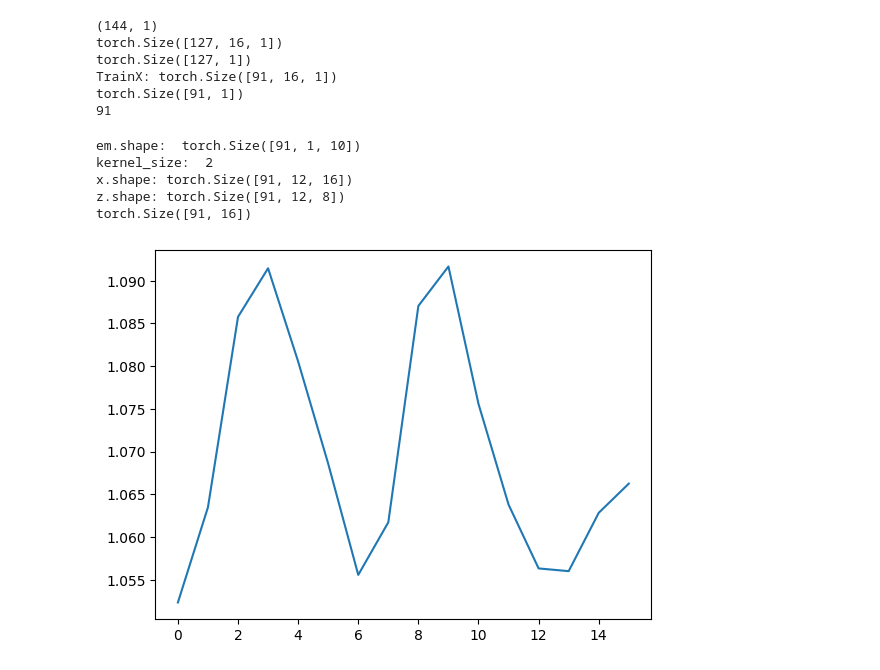
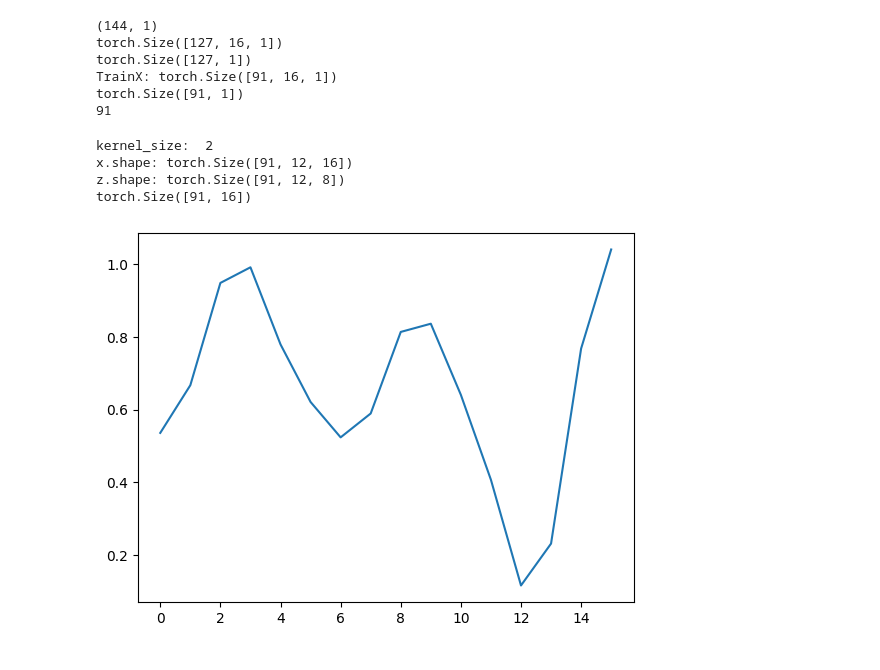
Before and after one commit to francomano/PSA-GAN, a Jupyter notebook: utils.ipynb, the cells around one changed output. Saved outputs shown, nothing was run; the diff lists cells and outputs as text; code cells hidden in the pictures.

```diff
--- a/utils.ipynb
+++ b/utils.ipynb
@@ -70,25 +70,23 @@ torch.Size([91, 1])
 91
 # %%
 import blocks
+
+#embedded the input
 embedding_dim=10
 embedding = nn.Embedding(trainX.size(0), embedding_dim)
 em = embedding(torch.tensor(np.array(range(trainX.size(0)))))
 em=em[:,None,:]
-print("em.shape: ",em.shape)
 
-
-G=blocks.Generator(trainX.size(0), embedding_dim, seq_length)
-
+#Generator
+G=blocks.Generator(embedding_dim,seq_length)
 p=G(em,trainX)
 
-#print(trainX.shape) #batch_size, hidden_length=8, num_features)
-#print(p.shape)   #batch_size, fake_length=2^(n+3), num_features)
+#plot the results
 plt.plot(p[1].detach().numpy())
 print(p.shape)
 # %% [output]
-em.shape:  torch.Size([91, 1, 10])
 kernel_size:  2
 x.shape: torch.Size([91, 12, 16])
 z.shape: torch.Size([91, 12, 8])
 torch.Size([91, 16])
-[figure, old version]
+[figure, new version]
```
Also changed, not shown: 1 other file.
